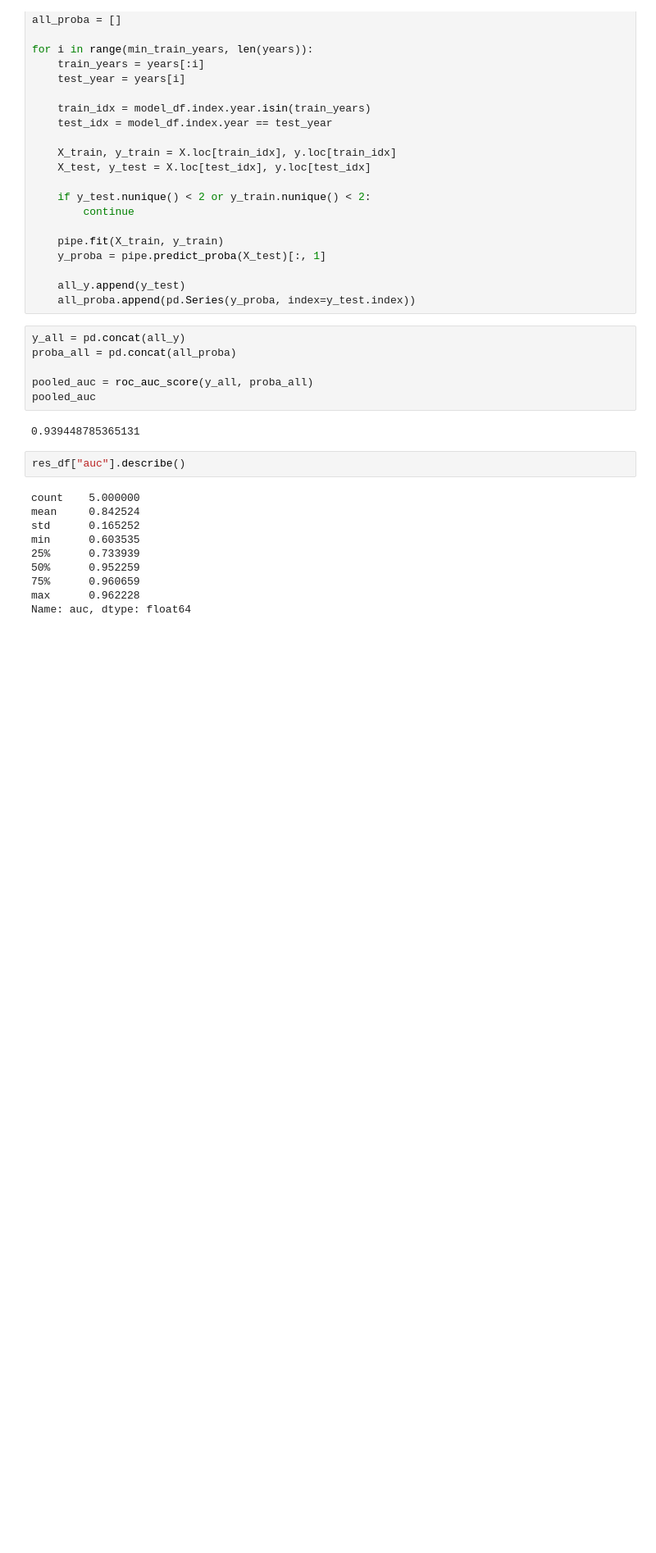
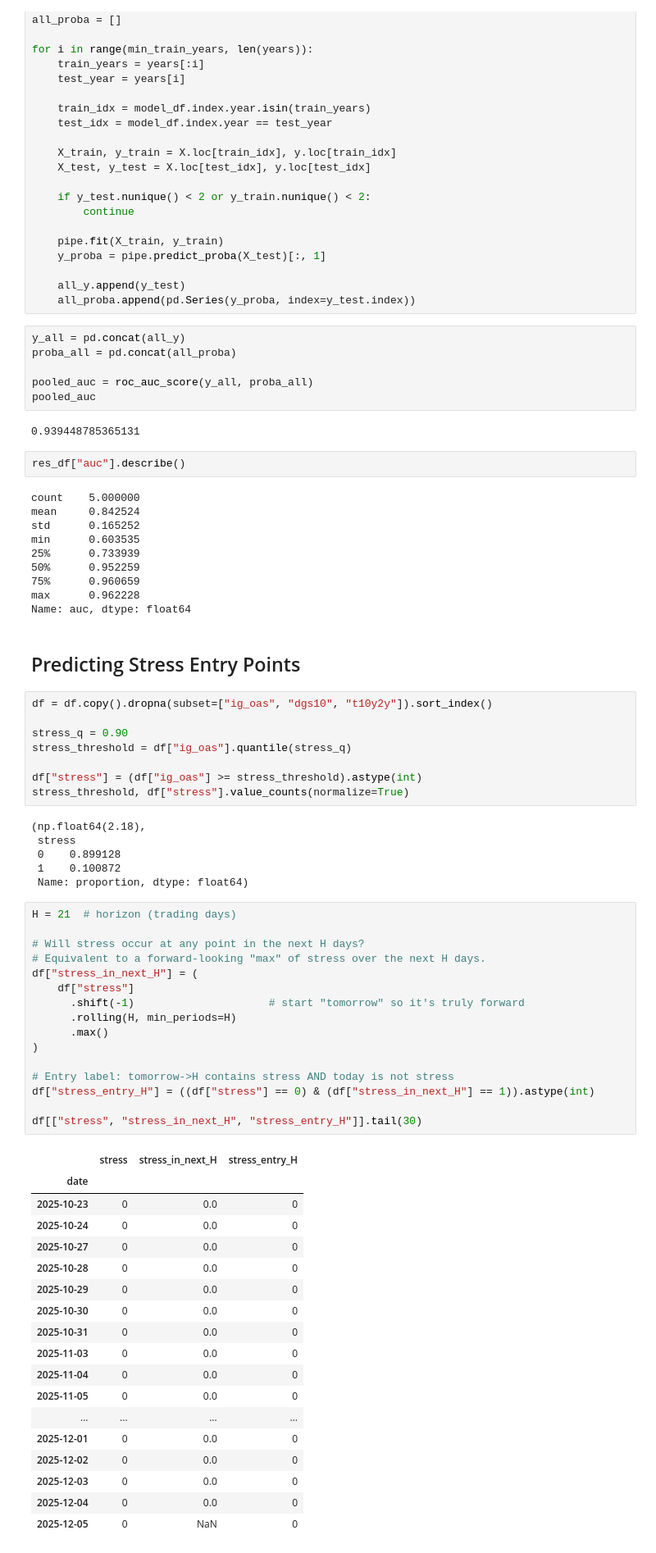
Before and after one commit to WickedoneC/credit_spread_regime, a Jupyter notebook: notebooks/01_eda_spread_regimes.ipynb, the cells around one changed output. Shown: that part at 82% size. Saved outputs shown, nothing was run; the diff lists cells and outputs as text; blank space fills up the shorter version.

```diff
--- a/notebooks/01_eda_spread_regimes.ipynb
+++ b/notebooks/01_eda_spread_regimes.ipynb
@@ -448,3 +448,54 @@ min      0.603535
 75%      0.960659
 max      0.962228
 Name: auc, dtype: float64
+# %% [markdown]
+## Predicting Stress Entry Points
+# %%
+df = df.copy().dropna(subset=["ig_oas", "dgs10", "t10y2y"]).sort_index()
+
+stress_q = 0.90
+stress_threshold = df["ig_oas"].quantile(stress_q)
+
+df["stress"] = (df["ig_oas"] >= stress_threshold).astype(int)
+stress_threshold, df["stress"].value_counts(normalize=True)
+# %% [output]
+(np.float64(2.18),
+ stress
+ 0    0.899128
+ 1    0.100872
+ Name: proportion, dtype: float64)
+# %%
+H = 21  # horizon (trading days)
+
+# Will stress occur at any point in the next H days?
+# Equivalent to a forward-looking "max" of stress over the next H days.
+df["stress_in_next_H"] = (
+    df["stress"]
+      .shift(-1)                     # start "tomorrow" so it's truly forward
+      .rolling(H, min_periods=H)
+      .max()
+)
+
+# Entry label: tomorrow->H contains stress AND today is not stress
+df["stress_entry_H"] = ((df["stress"] == 0) & (df["stress_in_next_H"] == 1)).astype(int)
+
+df[["stress", "stress_in_next_H", "stress_entry_H"]].tail(30)
+# %% [output]
+|  | stress | stress_in_next_H | stress_entry_H |
+| date |  |  |  |
+| 2025-10-23 | 0 | 0.0 | 0 |
+| 2025-10-24 | 0 | 0.0 | 0 |
+| 2025-10-27 | 0 | 0.0 | 0 |
+| 2025-10-28 | 0 | 0.0 | 0 |
+| 2025-10-29 | 0 | 0.0 | 0 |
+| 2025-10-30 | 0 | 0.0 | 0 |
+| 2025-10-31 | 0 | 0.0 | 0 |
+| 2025-11-03 | 0 | 0.0 | 0 |
+| 2025-11-04 | 0 | 0.0 | 0 |
+| 2025-11-05 | 0 | 0.0 | 0 |
+| ... | ... | ... | ... |
+| 2025-12-01 | 0 | 0.0 | 0 |
+| 2025-12-02 | 0 | 0.0 | 0 |
+| 2025-12-03 | 0 | 0.0 | 0 |
+| 2025-12-04 | 0 | 0.0 | 0 |
+| 2025-12-05 | 0 | NaN | 0 |
```
Also changed, not shown: parts of 8 cells of this notebook.
